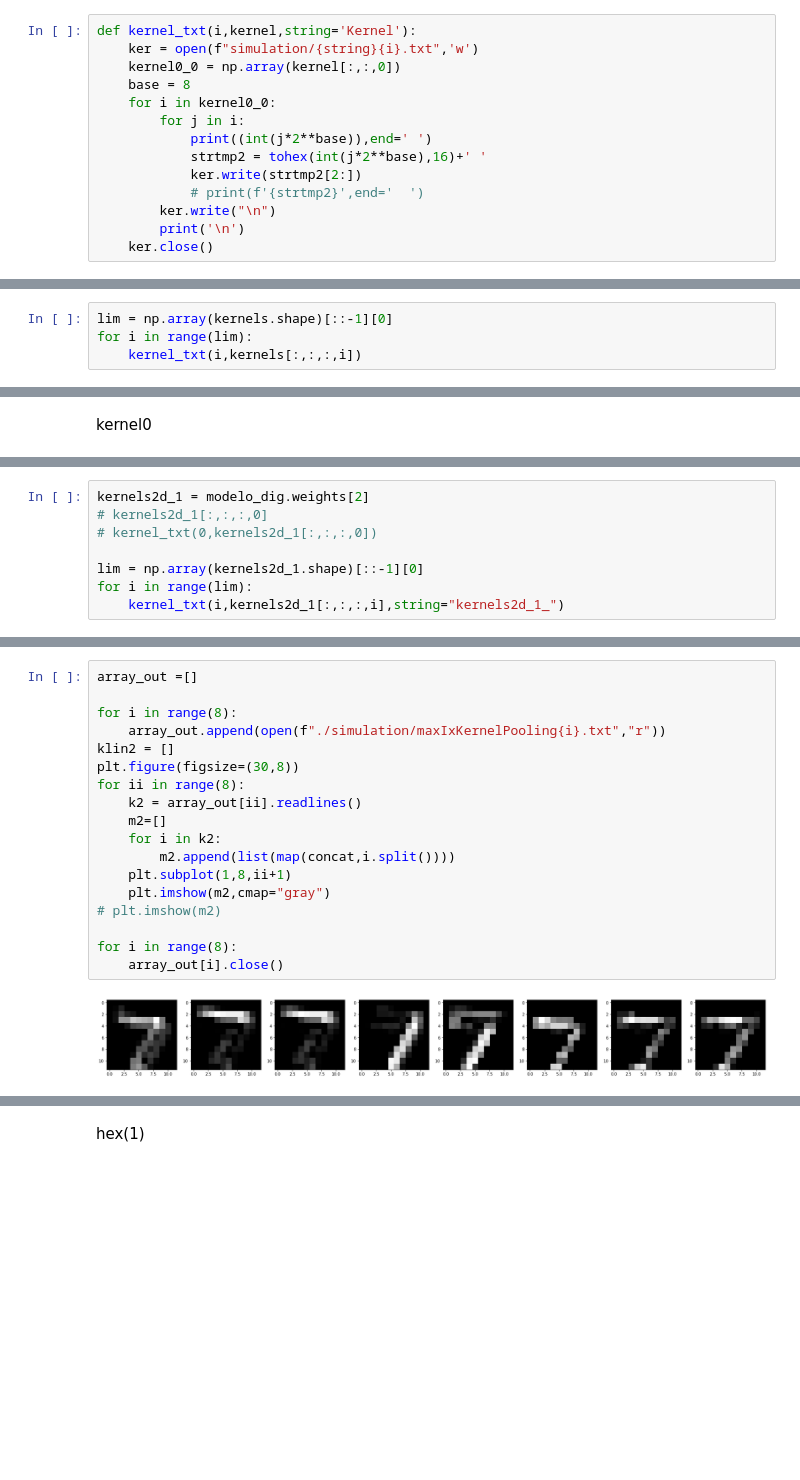
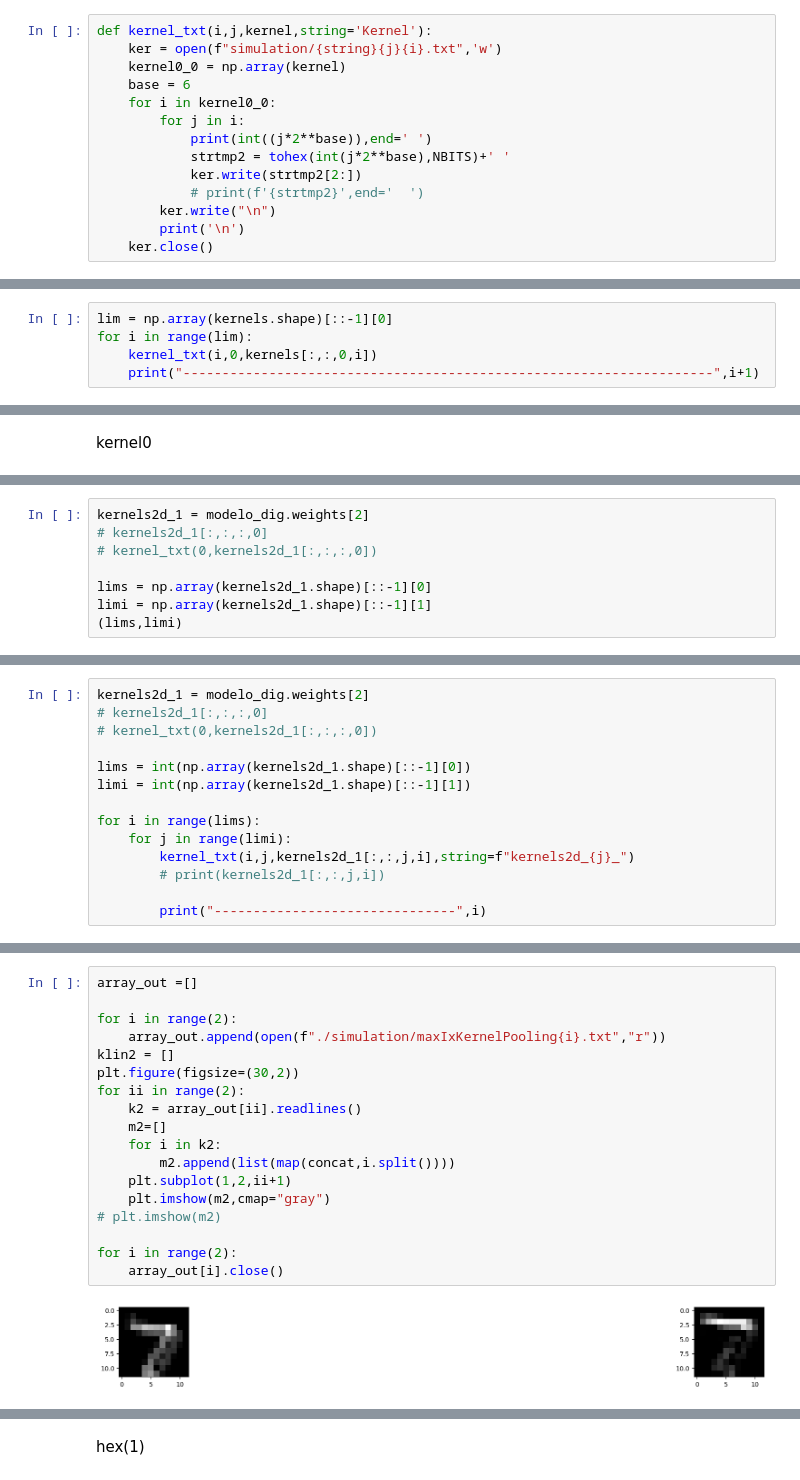
Before and after one commit to valmyr/ConvNetVerilog, a Jupyter notebook: Image.ipynb, the cells around one changed output, grey strips where cells are left out. Cells and saved outputs as stored; diff of their text form; blank space fills up the shorter version.

```diff
--- a/Image.ipynb
+++ b/Image.ipynb
@@ -114,12 +259,12 @@ fffe
 # %%
-def kernel_txt(i,kernel,string='Kernel'):
-    ker = open(f"simulation/{string}{i}.txt",'w')
-    kernel0_0 = np.array(kernel[:,:,0])
-    base = 8
+def kernel_txt(i,j,kernel,string='Kernel'):
+    ker = open(f"simulation/{string}{j}{i}.txt",'w')
+    kernel0_0 = np.array(kernel)
+    base = 6
     for i in kernel0_0:
         for j in i:
-            print((int(j*2**base)),end=' ')
-            strtmp2 = tohex(int(j*2**base),16)+' '
+            print(int((j*2**base)),end=' ')
+            strtmp2 = tohex(int(j*2**base),NBITS)+' '
             ker.write(strtmp2[2:])
             # print(f'{strtmp2}',end='  ')
         ker.write("\n")
@@ -128,5 +283,6 @@ def kernel_txt(i,kernel,string='Kernel'):
 # %%
 lim = np.array(kernels.shape)[::-1][0]
 for i in range(lim):
-    kernel_txt(i,kernels[:,:,:,i])
+    kernel_txt(i,0,kernels[:,:,0,i])
+    print("--------------------------------------------------------------------",i+1)
 # %% [output]
@@ -154,7 +319,7 @@ kernels2d_1 = modelo_dig.weights[2]
 # kernels2d_1[:,:,:,0]
 # kernel_txt(0,kernels2d_1[:,:,:,0])
 
-lim = np.array(kernels2d_1.shape)[::-1][0]
-for i in range(lim):
-    kernel_txt(i,kernels2d_1[:,:,:,i],string="kernels2d_1_")
+lims = np.array(kernels2d_1.shape)[::-1][0]
+limi = np.array(kernels2d_1.shape)[::-1][1]
+(lims,limi)
 # %% [output]
@@ -177,0 +354,14 @@ for i in range(lim):
+# %%
+kernels2d_1 = modelo_dig.weights[2]
+# kernels2d_1[:,:,:,0]
+# kernel_txt(0,kernels2d_1[:,:,:,0])
+
+lims = int(np.array(kernels2d_1.shape)[::-1][0])
+limi = int(np.array(kernels2d_1.shape)[::-1][1])
+
+for i in range(lims):
+    for j in range(limi):
+        kernel_txt(i,j,kernels2d_1[:,:,j,i],string=f"kernels2d_{j}_")
+        # print(kernels2d_1[:,:,j,i])
+
+        print("-------------------------------",i)
@@ -186,20 +431,20 @@ for i in k:
 # %%
 array_out =[]
 
-for i in range(8):
+for i in range(2):
     array_out.append(open(f"./simulation/maxIxKernelPooling{i}.txt","r"))
 klin2 = []
-plt.figure(figsize=(30,8))
-for ii in range(8):
+plt.figure(figsize=(30,2))
+for ii in range(2):
     k2 = array_out[ii].readlines()
     m2=[]
     for i in k2:
         m2.append(list(map(concat,i.split())))
-    plt.subplot(1,8,ii+1)
+    plt.subplot(1,2,ii+1)
     plt.imshow(m2,cmap="gray")
 # plt.imshow(m2)
 
-for i in range(8):
+for i in range(2):
     array_out[i].close()
 # %% [output]
-[figure, old version]
+[figure, new version]
```
Also changed, not shown: parts of 48 cells of this notebook, 58 other files.
